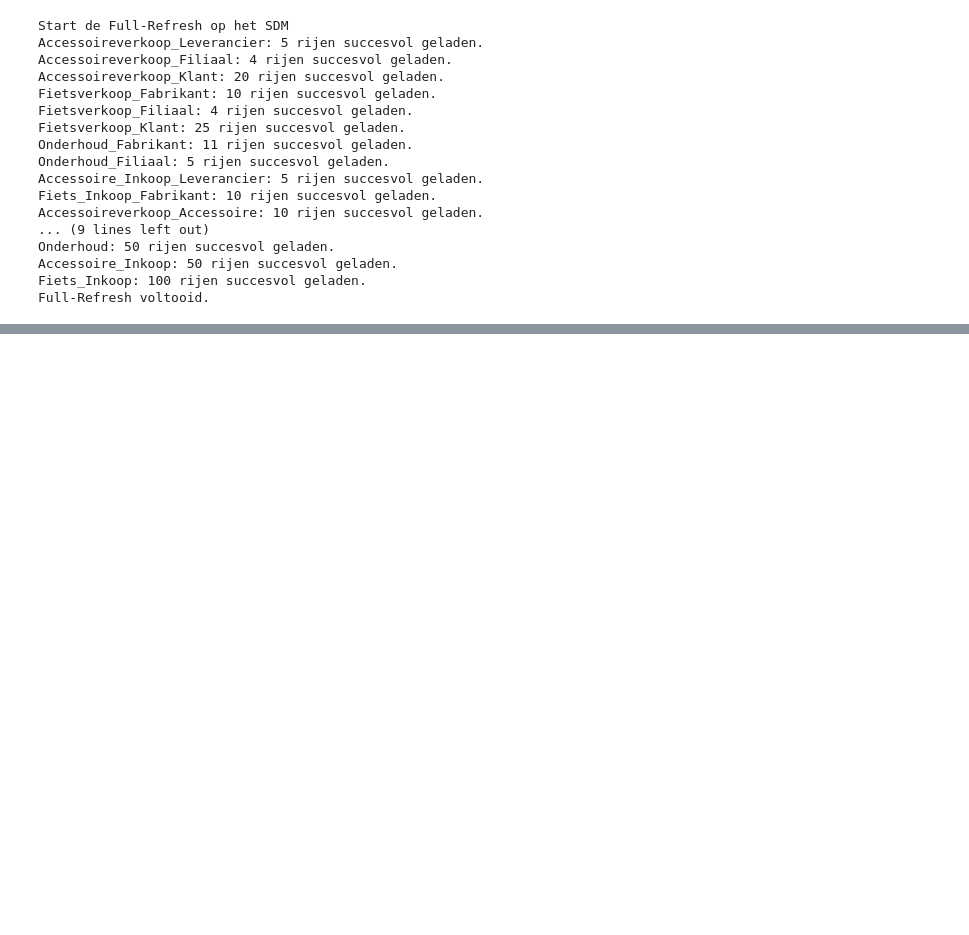
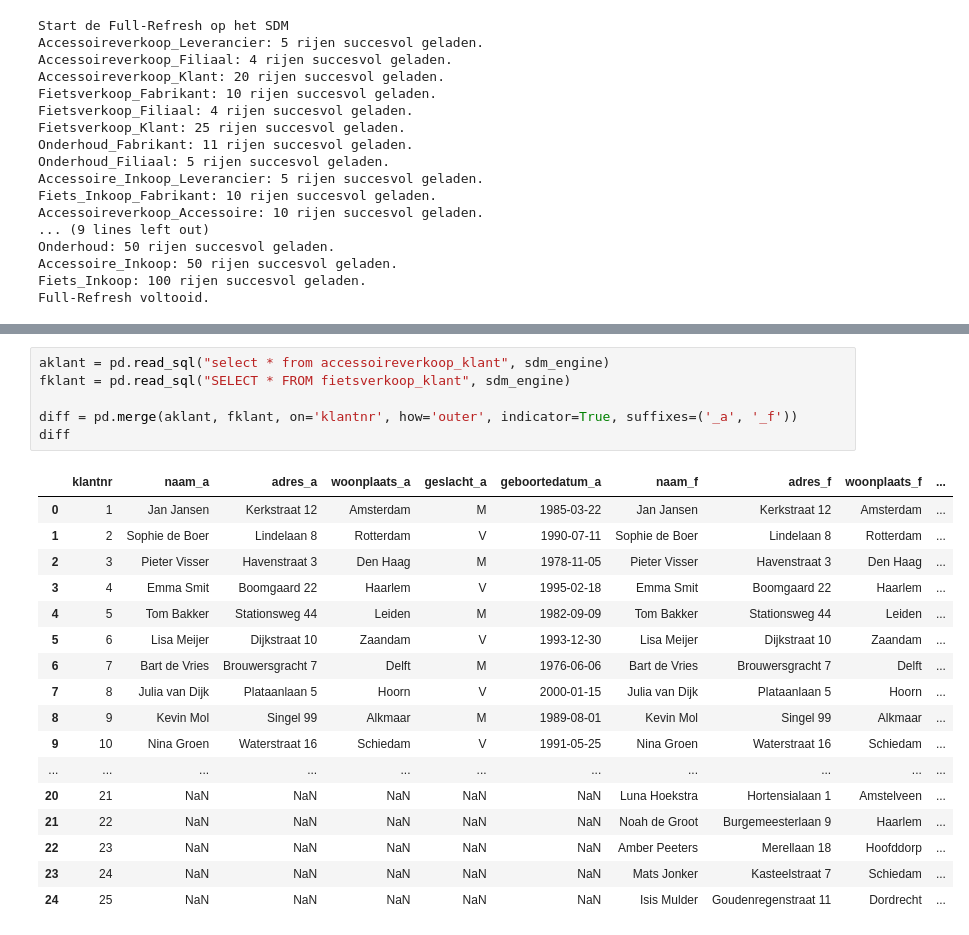
Before and after one commit to Andretjuhh/DUO-ENV-SE4, a Jupyter notebook: SDM/SDM_Functies.ipynb, the cells around one changed output, grey strips where cells are left out. Cells and saved outputs as stored; diff of their text form; blank space fills up the shorter version.

```diff
--- a/SDM/SDM_Functies.ipynb
+++ b/SDM/SDM_Functies.ipynb
@@ -191,3 +191,27 @@ nextdiff
 | 12 | 13 | NaN | NaN | NaN | NaN | NaN | NaN | ... |
 | 13 | 14 | NaN | NaN | NaN | NaN | NaN | NaN | ... |
 | 14 | 15 | NaN | NaN | NaN | NaN | NaN | NaN | ... |
+# %%
+aklant = pd.read_sql("select * from accessoireverkoop_klant", sdm_engine)
+fklant = pd.read_sql("SELECT * FROM fietsverkoop_klant", sdm_engine)
+
+diff = pd.merge(aklant, fklant, on='klantnr', how='outer', indicator=True, suffixes=('_a', '_f'))
+diff
+# %% [output]
+|  | klantnr | naam_a | adres_a | woonplaats_a | geslacht_a | geboortedatum_a | naam_f | adres_f | woonplaats_f | ... |
+| 0 | 1 | Jan Jansen | Kerkstraat 12 | Amsterdam | M | 1985-03-22 | Jan Jansen | Kerkstraat 12 | Amsterdam | ... |
+| 1 | 2 | Sophie de Boer | Lindelaan 8 | Rotterdam | V | 1990-07-11 | Sophie de Boer | Lindelaan 8 | Rotterdam | ... |
+| 2 | 3 | Pieter Visser | Havenstraat 3 | Den Haag | M | 1978-11-05 | Pieter Visser | Havenstraat 3 | Den Haag | ... |
+| 3 | 4 | Emma Smit | Boomgaard 22 | Haarlem | V | 1995-02-18 | Emma Smit | Boomgaard 22 | Haarlem | ... |
+| 4 | 5 | Tom Bakker | Stationsweg 44 | Leiden | M | 1982-09-09 | Tom Bakker | Stationsweg 44 | Leiden | ... |
+| 5 | 6 | Lisa Meijer | Dijkstraat 10 | Zaandam | V | 1993-12-30 | Lisa Meijer | Dijkstraat 10 | Zaandam | ... |
+| 6 | 7 | Bart de Vries | Brouwersgracht 7 | Delft | M | 1976-06-06 | Bart de Vries | Brouwersgracht 7 | Delft | ... |
+| 7 | 8 | Julia van Dijk | Plataanlaan 5 | Hoorn | V | 2000-01-15 | Julia van Dijk | Plataanlaan 5 | Hoorn | ... |
+| 8 | 9 | Kevin Mol | Singel 99 | Alkmaar | M | 1989-08-01 | Kevin Mol | Singel 99 | Alkmaar | ... |
+| 9 | 10 | Nina Groen | Waterstraat 16 | Schiedam | V | 1991-05-25 | Nina Groen | Waterstraat 16 | Schiedam | ... |
+| ... | ... | ... | ... | ... | ... | ... | ... | ... | ... | ... |
+| 20 | 21 | NaN | NaN | NaN | NaN | NaN | Luna Hoekstra | Hortensialaan 1 | Amstelveen | ... |
+| 21 | 22 | NaN | NaN | NaN | NaN | NaN | Noah de Groot | Burgemeesterlaan 9 | Haarlem | ... |
+| 22 | 23 | NaN | NaN | NaN | NaN | NaN | Amber Peeters | Merellaan 18 | Hoofddorp | ... |
+| 23 | 24 | NaN | NaN | NaN | NaN | NaN | Mats Jonker | Kasteelstraat 7 | Schiedam | ... |
+| 24 | 25 | NaN | NaN | NaN | NaN | NaN | Isis Mulder | Goudenregenstraat 11 | Dordrecht | ... |
```
Also changed, not shown: parts of 3 cells of this notebook, 1 other file.
